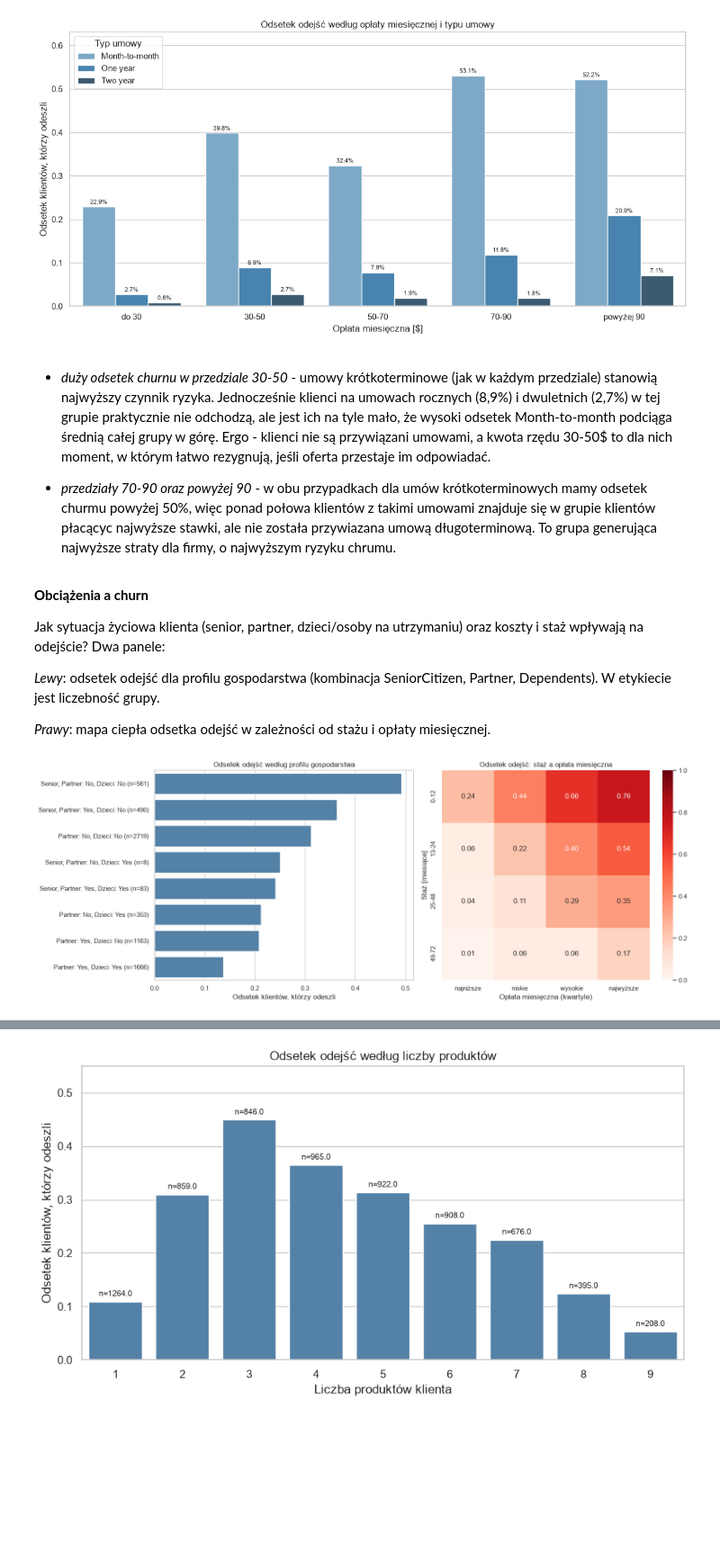
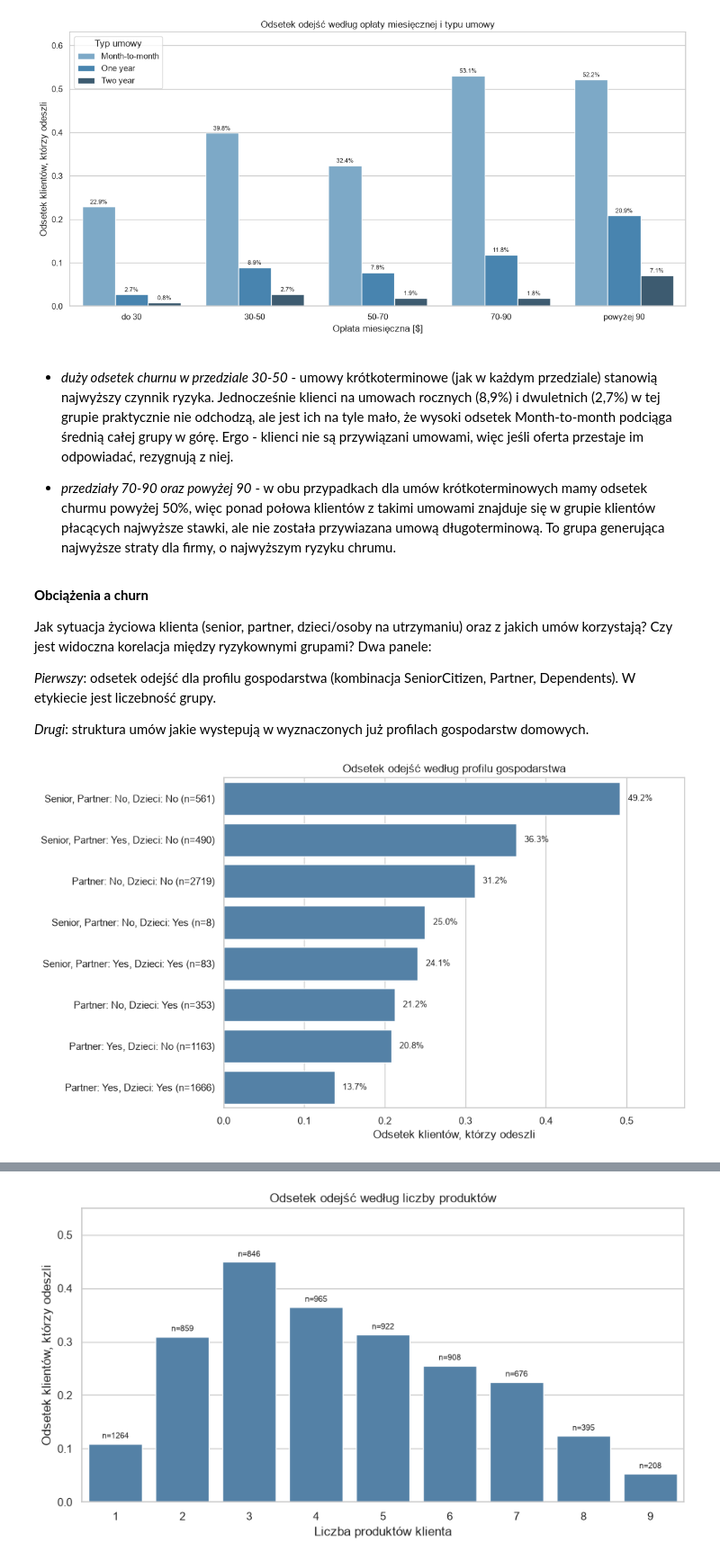
Before and after one commit to sylwiamarlenga-netizen/project-telco-churn, a Jupyter notebook: notebooks/01_eda.ipynb, the cells around one changed output, grey strips where cells are left out. Shown at 90% size. Saved outputs shown, nothing was run; the diff lists cells and outputs as text; code cells hidden in the pictures; blank space fills up the shorter version.

```diff
--- a/notebooks/01_eda.ipynb
+++ b/notebooks/01_eda.ipynb
@@ -265,65 +265,48 @@ plt.show()
 # %% [output]
 [figure]
 # %% [markdown]
-- *duży odsetek churnu w przedziale 30-50* - umowy krótkoterminowe (jak w każdym przedziale) stanowią najwyższy czynnik ryzyka. Jednocześnie klienci na umowach rocznych (8,9%) i dwuletnich (2,7%) w tej grupie praktycznie nie odchodzą, ale jest ich na tyle mało, że wysoki odsetek Month-to-month podciąga średnią całej grupy w górę. Ergo - klienci nie są przywiązani umowami, a kwota rzędu 30-50$ to dla nich moment, w którym łatwo rezygnują, jeśli oferta przestaje im odpowiadać.
+- *duży odsetek churnu w przedziale 30-50* - umowy krótkoterminowe (jak w każdym przedziale) stanowią najwyższy czynnik ryzyka. Jednocześnie klienci na umowach rocznych (8,9%) i dwuletnich (2,7%) w tej grupie praktycznie nie odchodzą, ale jest ich na tyle mało, że wysoki odsetek Month-to-month podciąga średnią całej grupy w górę. Ergo - klienci nie są przywiązani umowami, więc jeśli oferta przestaje im odpowiadać, rezygnują z niej.
 
-- *przedziały 70-90 oraz powyżej 90* - w obu przypadkach dla umów krótkoterminowych mamy odsetek churmu powyżej 50%, więc ponad połowa klientów z takimi umowami znajduje się w grupie klientów płacącyc najwyższe stawki, ale nie została przywiazana umową długoterminową. To grupa generująca najwyższe straty dla firmy, o najwyższym ryzyku chrumu.
+- *przedziały 70-90 oraz powyżej 90* - w obu przypadkach dla umów krótkoterminowych mamy odsetek churmu powyżej 50%, więc ponad połowa klientów z takimi umowami znajduje się w grupie klientów płacących najwyższe stawki, ale nie została przywiazana umową długoterminową. To grupa generująca najwyższe straty dla firmy, o najwyższym ryzyku chrumu.
 # %% [markdown]
 **Obciążenia a churn**
 
-Jak sytuacja życiowa klienta (senior, partner, dzieci/osoby na utrzymaniu) oraz koszty i staż wpływają na odejście? Dwa panele:
+Jak sytuacja życiowa klienta (senior, partner, dzieci/osoby na utrzymaniu) oraz z jakich umów korzystają? Czy jest widoczna korelacja między ryzykownymi grupami? Dwa panele:
 
-*Lewy*: odsetek odejść dla profilu gospodarstwa (kombinacja SeniorCitizen, Partner, Dependents). W etykiecie jest liczebność grupy.
+*Pierwszy*: odsetek odejść dla profilu gospodarstwa (kombinacja SeniorCitizen, Partner, Dependents). W etykiecie jest liczebność grupy.
 
 
-*Prawy*: mapa ciepła odsetka odejść w zależności od stażu i opłaty miesięcznej.
+*Drugi*: struktura umów jakie wystepują w wyznaczonych już profilach gospodarstw domowych.
 # %%
-burden = df[["SeniorCitizen", "Partner", "Dependents",
-             "MonthlyCharges", "tenure", "Churn"]].copy()
-
+burden = df[["SeniorCitizen", "Partner", "Dependents", "Churn"]].copy()
 
 burden["profile"] = (
     burden["SeniorCitizen"].map({0: "", 1: "Senior, "})
     + "Partner: " + burden["Partner"]
     + ", Dzieci: " + burden["Dependents"]
 )
 
 profile_stats = (
     burden.groupby("profile")["Churn"]
     .agg(churn_rate="mean", n="size")
     .sort_values("churn_rate", ascending=False)
     .reset_index()
 )
 profile_stats["label"] = profile_stats["profile"] + " (n=" + profile_stats["n"].astype(str) + ")"
 
+fig, ax = plt.subplots(figsize=(10, 6))
 
-burden["tenure_bin"] = pd.cut(
-    burden["tenure"], bins=[-1, 12, 24, 48, 72],
-    labels=["0-12", "13-24", "25-48", "49-72"],
-)
-burden["charges_bin"] = pd.qcut(
-    burden["MonthlyCharges"], q=4,
-    labels=["najniższe", "niskie", "wysokie", "najwyższe"],
-)
+sns.barplot(data=profile_stats, y="label", x="churn_rate", color="steelblue", ax=ax)
 
-heat = burden.pivot_table(
-    index="tenure_bin", columns="charges_bin",
-    values="Churn", aggfunc="mean", observed=True,
-)
+for i, rate in enumerate(profile_stats["churn_rate"]):
+    ax.text(rate + 0.01, i, f"{rate:.1%}", va="center", fontsize=9)
 
-fig, axes = plt.subplots(1, 2, figsize=(16, 6))
-
-sns.barplot(data=profile_stats, y="label", x="churn_rate", color="steelblue", ax=axes[0])
-axes[0].set_title("Odsetek odejść według profilu gospodarstwa")
-axes[0].set_xlabel("Odsetek klientów, którzy odeszli")
-axes[0].set_ylabel("")
-
-sns.heatmap(heat, annot=True, fmt=".2f", cmap="Reds", vmin=0, vmax=1, ax=axes[1])
-axes[1].set_title("Odsetek odejść: staż a opłata miesięczna")
-axes[1].set_xlabel("Opłata miesięczna (kwartyle)")
-axes[1].set_ylabel("Staż [miesiące]")
+ax.set_title("Odsetek odejść według profilu gospodarstwa")
+ax.set_xlabel("Odsetek klientów, którzy odeszli")
+ax.set_ylabel("")
+ax.set_xlim(0, profile_stats["churn_rate"].max() + 0.08)
 
 plt.tight_layout()
 plt.show()
 # %% [output]
-[figure, old version]
+[figure, new version]
```
Also changed, not shown: parts of 22 cells of this notebook, 6 other files.
